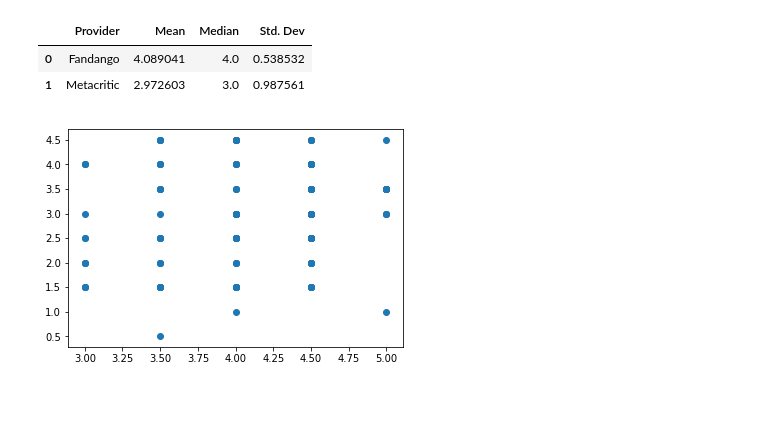
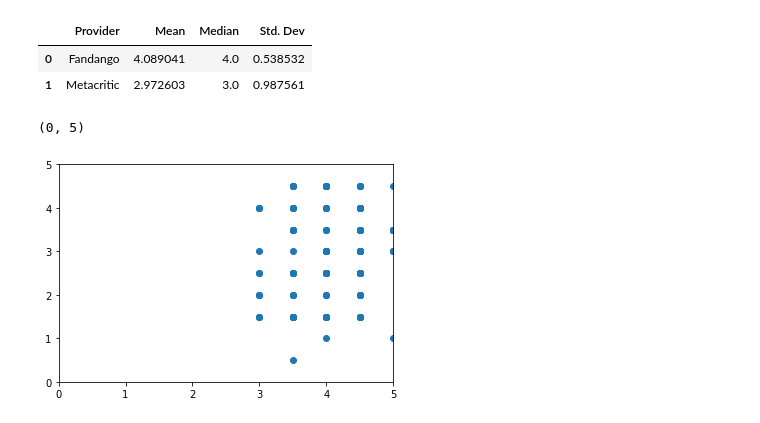
Before and after one commit to Adam-Klaum/dq_movie_reviews, a Jupyter notebook: Basics.ipynb, the cells around one changed output. Cells and saved outputs as stored; diff of their text form; code cells hidden in the pictures.

```diff
--- a/Basics.ipynb
+++ b/Basics.ipynb
@@ -59,8 +60,11 @@ stats
 | 1 | Metacritic | 2.972603 | 3.0 | 0.987561 |
 # %%
 plt.scatter(movies['Fandango_Stars'], movies['Metacritic_norm_round'])
+plt.xlim(0,5)
+plt.ylim(0,5)
 # %% [output]
+(0, 5)
-[figure, old version]
+[figure, new version]
 # %%
 movies['fm_diff'] = movies['Metacritic_norm_round'] - movies['Fandango_Stars']
 # %%
```
Also changed, not shown: parts of 10 cells of this notebook.
